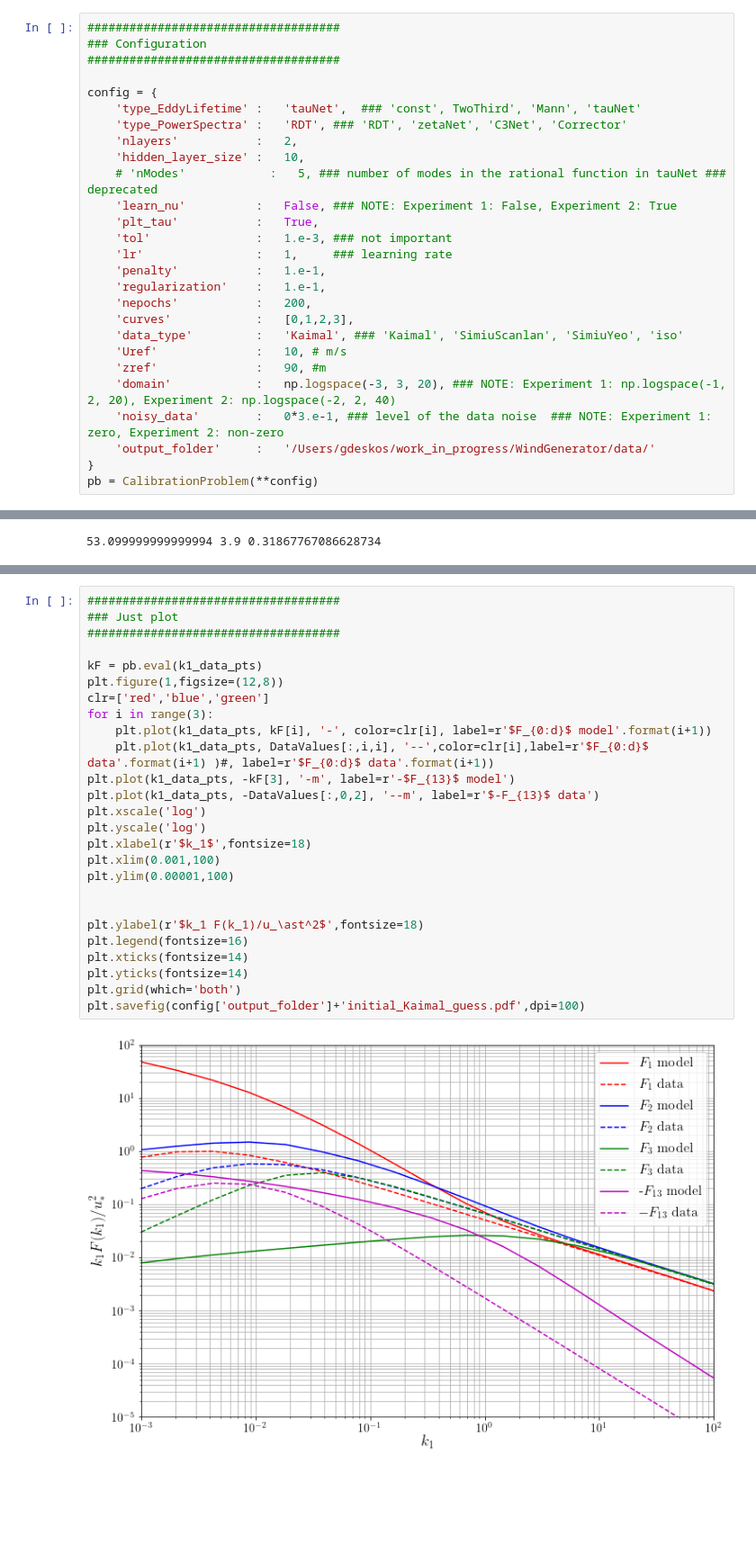
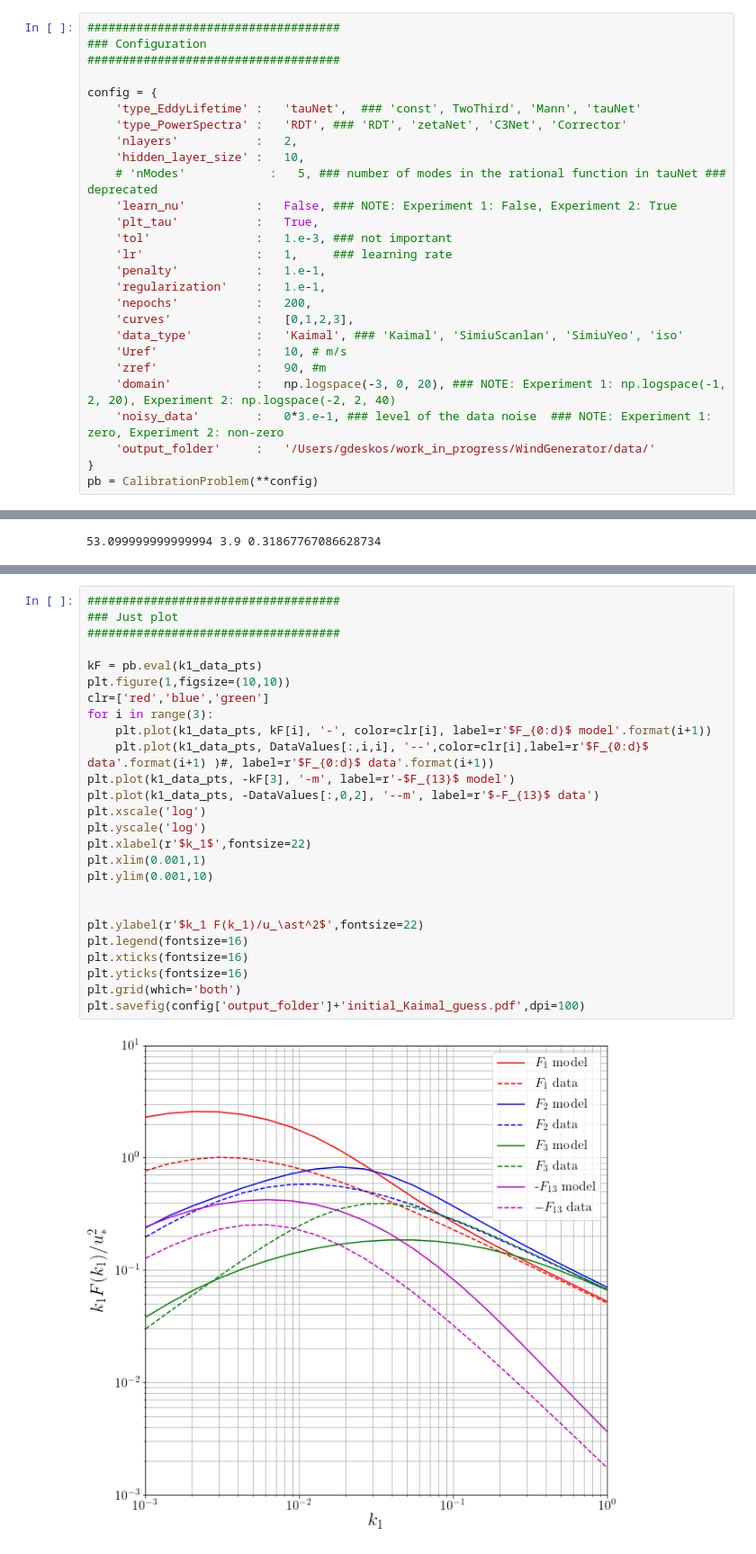
Before and after one commit to gdeskos/WindGenerator, a Jupyter notebook: script/Calibration.ipynb, the cells around one changed output, grey strips where cells are left out. Shown: that part at 90% size. Saved outputs shown, nothing was run; the diff lists cells and outputs as text; blank space fills up the shorter version.

```diff
--- a/script/Calibration.ipynb
+++ b/script/Calibration.ipynb
@@ -39,7 +39,7 @@ config = {
     'data_type'         :   'Kaimal', ### 'Kaimal', 'SimiuScanlan', 'SimiuYeo', 'iso'
     'Uref'              :   10, # m/s
     'zref'              :   90, #m
-    'domain'            :   np.logspace(-3, 3, 20), ### NOTE: Experiment 1: np.logspace(-1, 2, 20), Experiment 2: np.logspace(-2, 2, 40)
+    'domain'            :   np.logspace(-3, 0, 20), ### NOTE: Experiment 1: np.logspace(-1, 2, 20), Experiment 2: np.logspace(-2, 2, 40)
     'noisy_data'        :   0*3.e-1, ### level of the data noise  ### NOTE: Experiment 1: zero, Experiment 2: non-zero
     'output_folder'     :   '/Users/gdeskos/work_in_progress/WindGenerator/data/'
 }
@@ -105,31 +105,31 @@ plt.savefig('tau.png')
 # %%
 ####################################
 ### Just plot
 ####################################
 
 kF = pb.eval(k1_data_pts)
-plt.figure(1,figsize=(12,8))
+plt.figure(1,figsize=(10,10))
 clr=['red','blue','green']
 for i in range(3):
     plt.plot(k1_data_pts, kF[i], '-', color=clr[i], label=r'$F_{0:d}$ model'.format(i+1))
     plt.plot(k1_data_pts, DataValues[:,i,i], '--',color=clr[i],label=r'$F_{0:d}$ data'.format(i+1) )#, label=r'$F_{0:d}$ data'.format(i+1))
 plt.plot(k1_data_pts, -kF[3], '-m', label=r'-$F_{13}$ model')
 plt.plot(k1_data_pts, -DataValues[:,0,2], '--m', label=r'$-F_{13}$ data')
 plt.xscale('log')
 plt.yscale('log')
-plt.xlabel(r'$k_1$',fontsize=18)
-plt.xlim(0.001,100)
-plt.ylim(0.00001,100)
+plt.xlabel(r'$k_1$',fontsize=22)
+plt.xlim(0.001,1)
+plt.ylim(0.001,10)
 
 
-plt.ylabel(r'$k_1 F(k_1)/u_\ast^2$',fontsize=18)
+plt.ylabel(r'$k_1 F(k_1)/u_\ast^2$',fontsize=22)
 plt.legend(fontsize=16)
-plt.xticks(fontsize=14)
-plt.yticks(fontsize=14)
+plt.xticks(fontsize=16)
+plt.yticks(fontsize=16)
 plt.grid(which='both')
 plt.savefig(config['output_folder']+'initial_Kaimal_guess.pdf',dpi=100)
 # %% [output]
-[figure, old version]
+[figure, new version]
 # %%
 ####################################
 ### Calibrate
```
Also changed, not shown: parts of 2 cells of this notebook, 4 other files.
